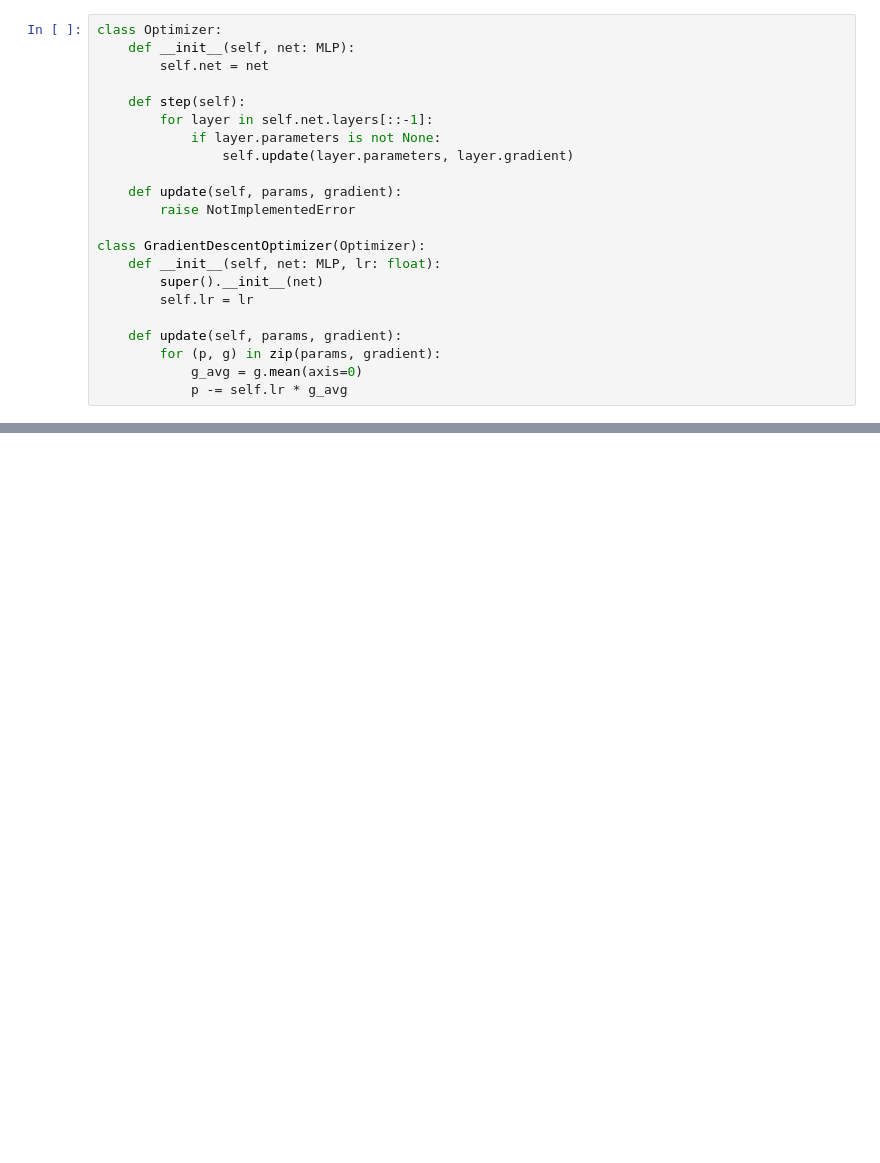
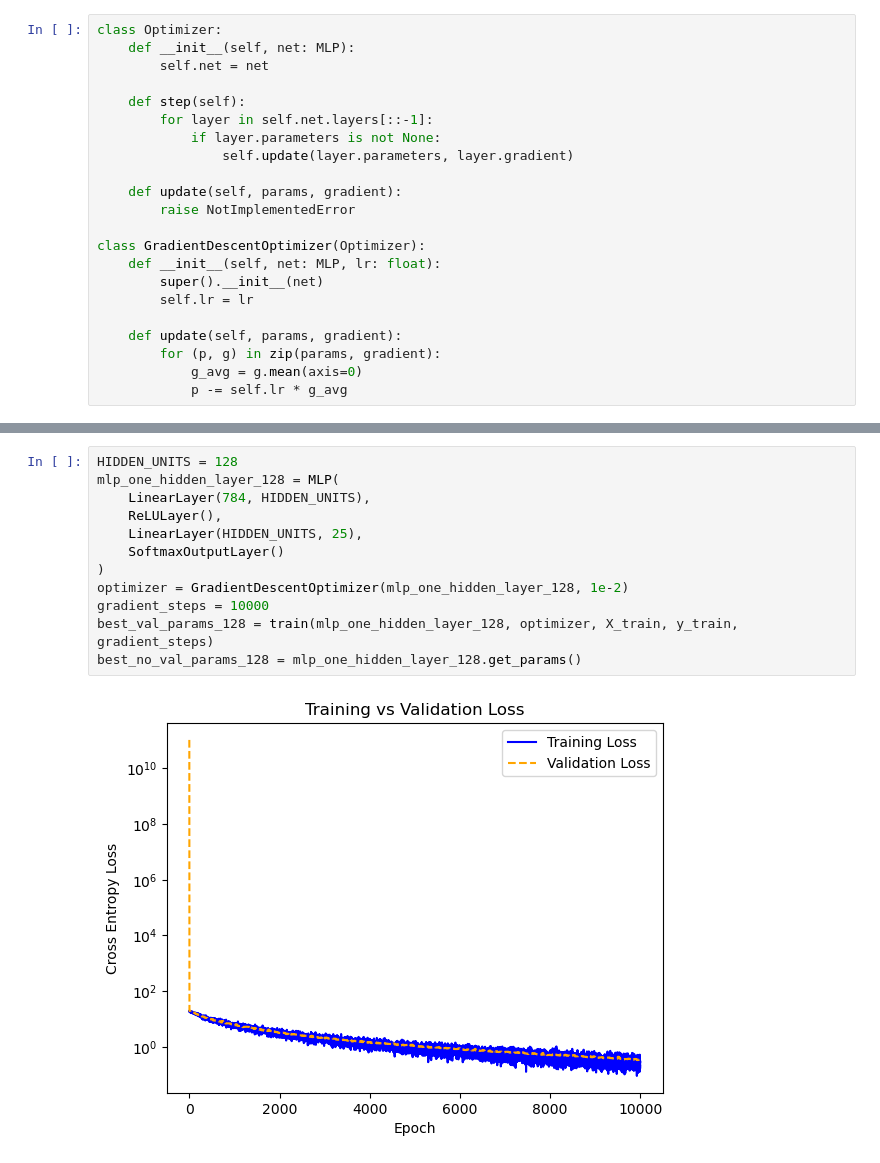
Before and after one commit to ZachGurberg/COMP551_Assignment3, a Jupyter notebook: testing.ipynb, the cells around one changed output, grey strips where cells are left out. Saved outputs shown, nothing was run; the diff lists cells and outputs as text; blank space fills up the shorter version.

```diff
--- a/testing.ipynb
+++ b/testing.ipynb
@@ -225,0 +352,14 @@ Testing accuracy: 56.10708310094813%
+# %%
+HIDDEN_UNITS = 128
+mlp_one_hidden_layer_128 = MLP(
+    LinearLayer(784, HIDDEN_UNITS),
+    ReLULayer(),
+    LinearLayer(HIDDEN_UNITS, 25),
+    SoftmaxOutputLayer()
+)
+optimizer = GradientDescentOptimizer(mlp_one_hidden_layer_128, 1e-2)
+gradient_steps = 10000
+best_val_params_128 = train(mlp_one_hidden_layer_128, optimizer, X_train, y_train, gradient_steps)
+best_no_val_params_128 = mlp_one_hidden_layer_128.get_params()
+# %% [output]
+[figure, added]
```
Also changed, not shown: parts of 20 cells of this notebook, 6 other files.
